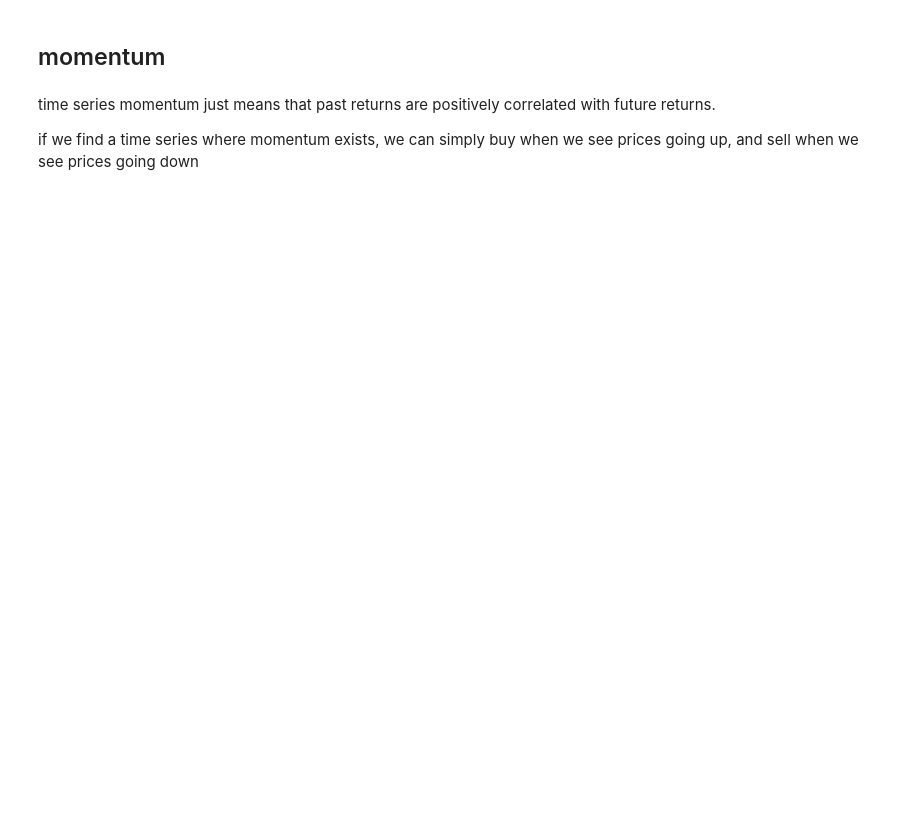
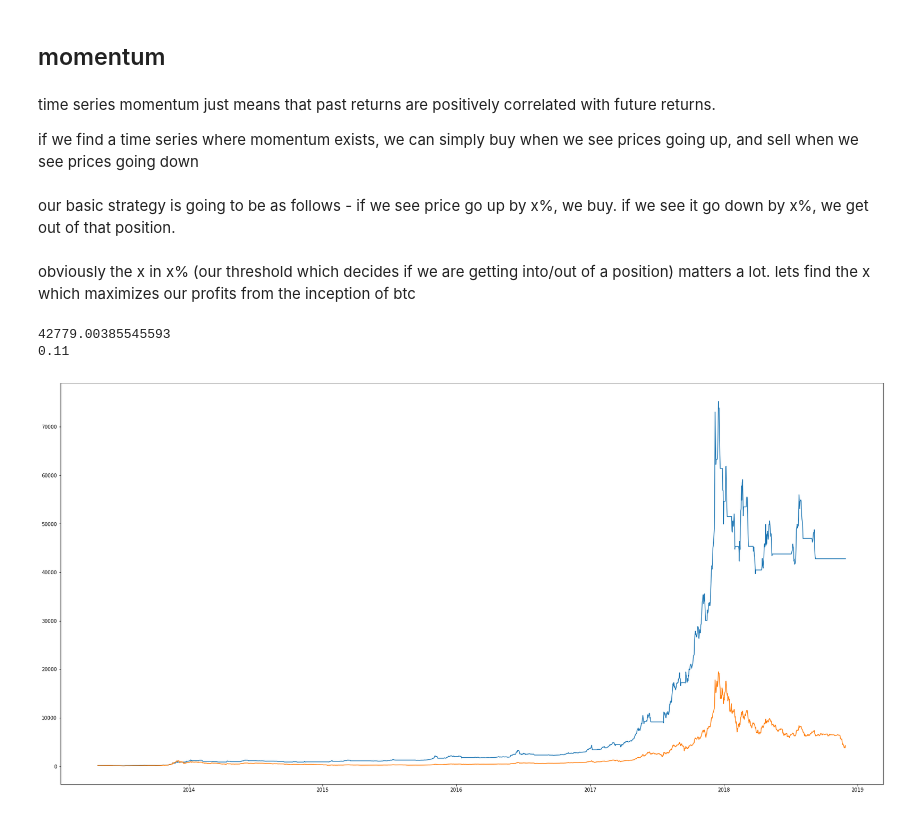
Before and after one commit to blackfish/stats_quant_wkshp, a Jupyter notebook: applied statistical methods for quantitative finance.ipynb, the cells around one changed output. Drawn from its saved outputs; the diff is of its cells as text; code cells hidden in the pictures; blank space fills up the shorter version.

Commit message:
added basic momentum strategy

```diff
--- a/applied statistical methods for quantitative finance.ipynb
+++ b/applied statistical methods for quantitative finance.ipynb
@@ -235,3 +244,5 @@ pnl: 1953.35%
 time series momentum just means that past returns are positively correlated with future returns.
 
 if we find a time series where momentum exists, we can simply buy when we see prices going up, and sell when we see prices going down
+# %% [markdown]
+our basic strategy is going to be as follows - if we see price go up by x%, we buy. if we see it go down by x%, we get out of that position.
@@ -237,0 +298,23 @@ if we find a time series where momentum exists, we can simply buy when we see pr
+# %% [markdown]
+obviously the x in x% (our threshold which decides if we are getting into/out of a position) matters a lot. lets find the x which maximizes our profits from the inception of btc
+# %%
+x = test_momentum(np.linspace(0,.2,41),btc)
+index = 0
+a = -1
+b = -1
+for i in x:
+    if i.iloc[-1]['capital'] > a:
+        a = i.iloc[-1]['capital']
+        b = index
+    index += 1
+print(a)
+print(np.linspace(0,.2,41)[b])
+x = test_momentum([np.linspace(0,.2,41)[b]],btc)
+plt.figure(figsize=(30,15))
+plt.plot(x[0])
+plt.plot(btc['open'])
+plt.show()
+# %% [output]
+42779.00385545593
+0.11
+[figure, added]
```
Also changed, not shown: parts of 21 cells of this notebook.
